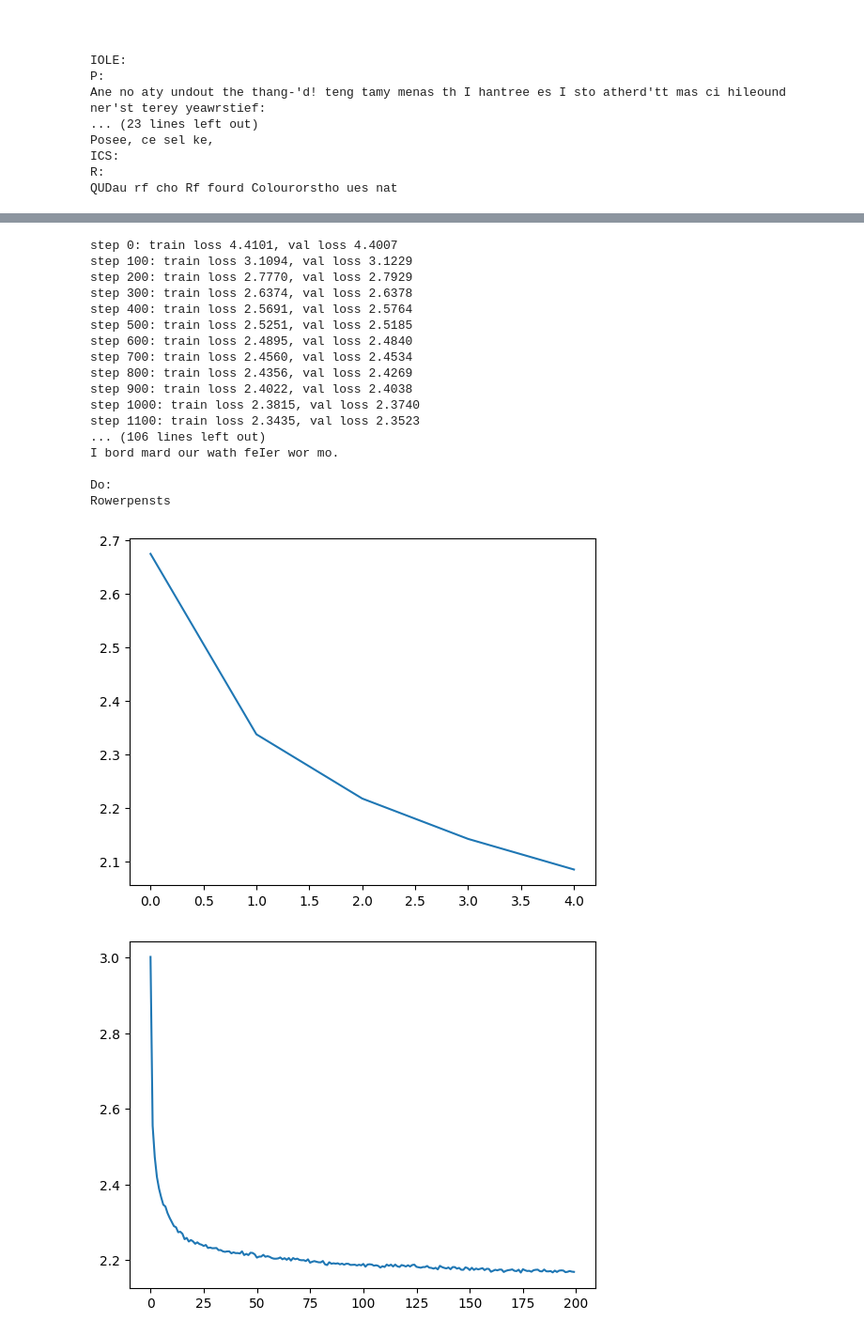
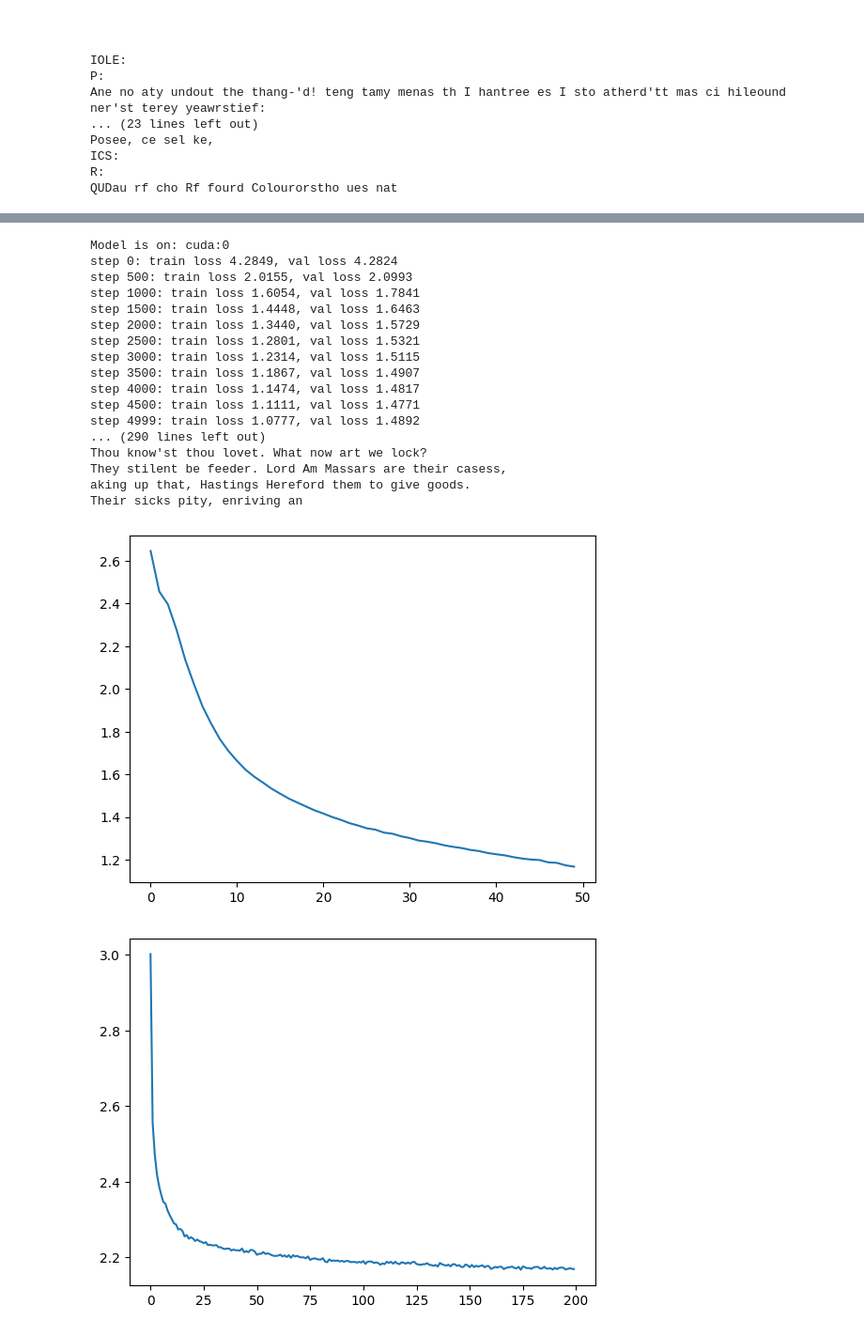
Before and after one commit to anishchhaparwal/zero_to_hero, a Jupyter notebook: 7.transformer.ipynb, the cells around one changed output, grey strips where cells are left out. Shown at 94% size. Saved outputs shown, nothing was run; the diff lists cells and outputs as text; code cells hidden in the pictures.

Commit message:
ran model training with multi block attention heads

```diff
--- a/7.transformer.ipynb
+++ b/7.transformer.ipynb
@@ -399,21 +380,35 @@ QUDau rf cho Rf fourd Colourorstho ues nat
 # working with multi-head attention and adding layernorm + skip connection
 
 # adding attention heads to model and training
-
+import torch
 import torch.nn as nn
 from torch.nn import functional as F
 torch.manual_seed(1337)
 
+device = 'cuda' if torch.cuda.is_available() else 'cpu'
 # vocab_size = 65 #len of all unique chars
-block_size = 32
+block_size = 256
 training_step = 5000
-batch_size = 16
-n_embd = 64
+batch_size = 64
+n_embd = 384
 # head_size=16
-num_heads_in_att = 4
-num_atten_blocks = 4
-eval_interval = 100
+num_heads_in_att = 6
+num_atten_blocks = 6
+eval_interval = 500
 dropout = 0.2
+
+# Train and test splits
+data = torch.tensor(encode(text), dtype=torch.long)
+n = int(0.9*len(data)) # first 90% will be train, rest val
+train_data = data[:n]
+val_data = data[n:]
+
+def get_batch(split):
+    data = train_data if split == 'train' else val_data
+    ix = torch.randint(len(data)-block_size, (batch_size,)) # list of len(batch_size) of ints in data
+    x = torch.stack([data[i:i+block_size] for i in ix])
+    y = torch.stack([data[i+1:i+block_size+1] for i in ix])
+    return x, y
 
 # creating a attention block
 class AttentionHead(nn.Module):
@@ -429,7 +424,7 @@ class AttentionHead(nn.Module):
     def forward(self,x):
         q = self.query(x) # (B,T/blocksize, attention_block_size)
         k = self.key(x)   # (B,T/blocksize, attention_block_size)
-        wei = q @ k.transpose(-2,-1) * head_size**-0.5 # (B, T, attention_block_size) @ (B, attention_block_size, T) ===> (B, T , T) # we multiply by 1/sqrt(head_size) to ensure variance is 1 instead of being very high
+        wei = q @ k.transpose(-2,-1) * x.shape[-1]**-0.5 # (B, T, attention_block_size) @ (B, attention_block_size, T) ===> (B, T , T) # we multiply by 1/sqrt(head_size) to ensure variance is 1 instead of being very high
         wei = wei.masked_fill(self.tril==0,float('-inf')) # (B,T,T)
         wei = F.softmax(wei, dim=-1)
         wei = self.dropout(wei)
@@ -487,7 +482,7 @@ class bigram(nn.Module):
 
     def forward(self, IX, targets=None): # ix is (B,T) with int representing row to be queried for embedding.
         tok_embd = self.n_embd_table(IX) # (B, T, n_embd)
-        pos_embd = self.position_embed_table(torch.arange(tok_embd.shape[1])) # (T,n_embd)
+        pos_embd = self.position_embed_table(torch.arange(tok_embd.shape[1], device=device)) # (T,n_embd)
         x = tok_embd + pos_embd # B,T,n_embd
         x = self.attenblocks(x)
         x = self.ln_f(x)
@@ -523,55 +518,60 @@ def estimate_loss():
         losses = torch.zeros(eval_iters)
         for k in range(eval_iters):
             X, Y = get_batch(split)
+            X = X.to(device)
+            Y = Y.to(device)
             logits, loss = model(X, Y)
             losses[k] = loss.item()
         out[split] = losses.mean()
     model.train()
     return out
 
-model = bigram(vocab_size, n_embd)
+model = bigram(vocab_size, n_embd).to(device)
+print(f"Model is on: {next(model.parameters()).device}")
 optimizer = torch.optim.AdamW(model.parameters(),lr=3e-4)
 
 lossi=[]
 for step in range(training_step):
 
     # every once in a while evaluate the loss on train and val sets
     if step % eval_interval == 0 or step == training_step - 1:
         losses = estimate_loss()
         print(f"step {step}: train loss {losses['train']:.4f}, val loss {losses['val']:.4f}")
 
 
     xb, yb = get_batch('train') # global batch_size being used here
+    xb = xb.to(device)
+    yb = yb.to(device)
     # print(f"input shape is {xb.shape} and target shape is {yb.shape}")
 
     logits, loss = model(xb, yb)
     optimizer.zero_grad(set_to_none=True)
     loss.backward()
     optimizer.step()
     lossi.append(loss.item())
 
 # print(loss.item())
-print(decode(model.generate(idx = torch.zeros((1, block_size), dtype=torch.long), max_new_token=1000)[0].tolist()))
+print(decode(model.generate(idx = torch.zeros((1, block_size), dtype=torch.long, device=device), max_new_token=1000)[0].tolist()))
 plt.plot(torch.tensor(lossi).view(-1,100).mean(1));
 # %% [output]
-step 0: train loss 4.4101, val loss 4.4007
-step 100: train loss 3.1094, val loss 3.1229
-step 200: train loss 2.7770, val loss 2.7929
-step 300: train loss 2.6374, val loss 2.6378
-step 400: train loss 2.5691, val loss 2.5764
-step 500: train loss 2.5251, val loss 2.5185
-step 600: train loss 2.4895, val loss 2.4840
-step 700: train loss 2.4560, val loss 2.4534
-step 800: train loss 2.4356, val loss 2.4269
-step 900: train loss 2.4022, val loss 2.4038
-step 1000: train loss 2.3815, val loss 2.3740
-step 1100: train loss 2.3435, val loss 2.3523
-... (106 lines left out)
-I bord mard our wath feIer wor mo.
-
-Do:
-Rowerpensts
+Model is on: cuda:0
+step 0: train loss 4.2849, val loss 4.2824
+step 500: train loss 2.0155, val loss 2.0993
+step 1000: train loss 1.6054, val loss 1.7841
+step 1500: train loss 1.4448, val loss 1.6463
+step 2000: train loss 1.3440, val loss 1.5729
+step 2500: train loss 1.2801, val loss 1.5321
+step 3000: train loss 1.2314, val loss 1.5115
+step 3500: train loss 1.1867, val loss 1.4907
+step 4000: train loss 1.1474, val loss 1.4817
+step 4500: train loss 1.1111, val loss 1.4771
+step 4999: train loss 1.0777, val loss 1.4892
+... (290 lines left out)
+Thou know'st thou lovet. What now art we lock?
+They stilent be feeder. Lord Am Massars are their casess,
+aking up that, Hastings Hereford them to give goods.
+Their sicks pity, enriving an
-[figure, old version]
+[figure, new version]
 # %%
 plt.plot(torch.tensor(lossi).view(-1,1000).mean(1));
 # %% [output]
```
Also changed, not shown: parts of 1 cell of this notebook.
